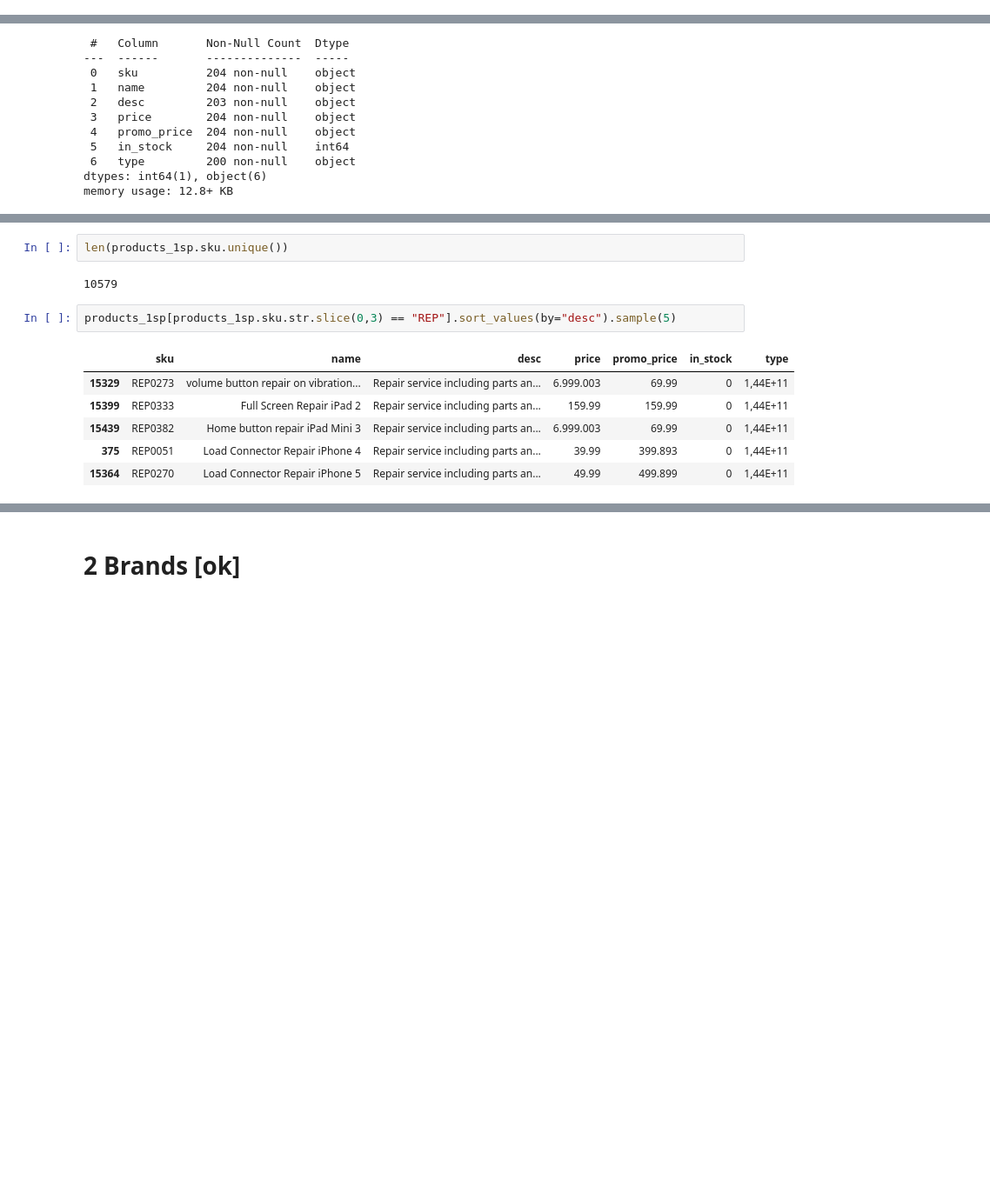
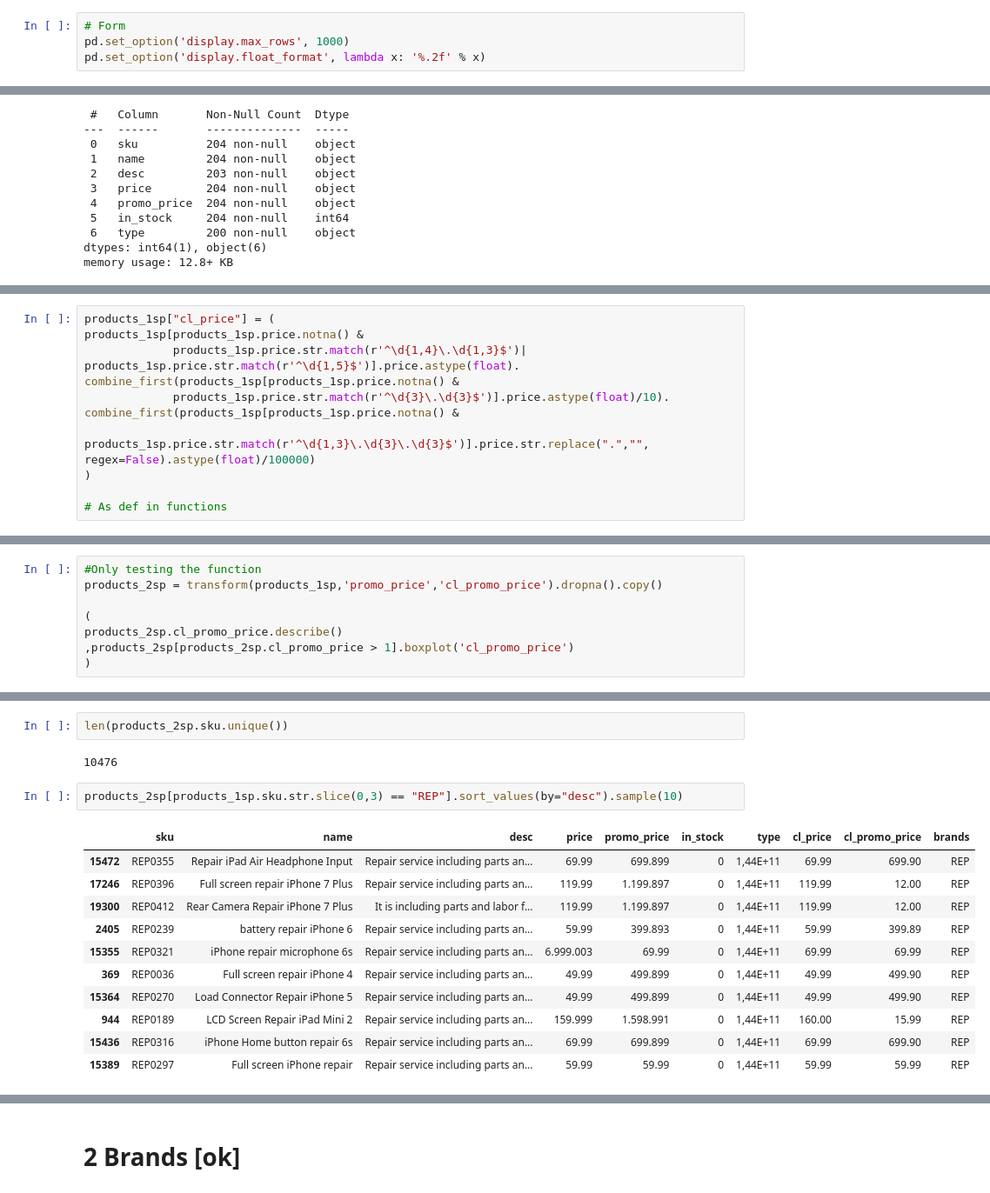
Before and after one commit to FindWhatYou/Pandas_Exercises, a Jupyter notebook: 7_Data_Cleaning.ipynb, the cells around one changed output, grey strips where cells are left out. Shown at 87% size. Drawn from its saved outputs; the diff is of its cells as text; blank space fills up the shorter version.

```diff
--- a/7_Data_Cleaning.ipynb
+++ b/7_Data_Cleaning.ipynb
@@ -39,3 +39,7 @@ products = pd.read_csv(gd_path(files_id['products']), sep=",")
 orders = pd.read_csv(gd_path(files_id['orders']), sep=",")
 orderlines = pd.read_csv(gd_path(files_id['orderlines']), sep=",")
 brands = pd.read_csv(gd_path(files_id['brands']), sep=",")
+# %%
+# Form
+pd.set_option('display.max_rows', 1000)
+pd.set_option('display.float_format', lambda x: '%.2f' % x)
@@ -212,0 +373,11 @@ check(products_1sp, len, 'price', 8)
+# %%
+products_1sp["cl_price"] = (
+products_1sp[products_1sp.price.notna() &
+             products_1sp.price.str.match(r'^\d{1,4}\.\d{1,3}$')| products_1sp.price.str.match(r'^\d{1,5}$')].price.astype(float).
+combine_first(products_1sp[products_1sp.price.notna() &
+             products_1sp.price.str.match(r'^\d{3}\.\d{3}$')].price.astype(float)/10).
+combine_first(products_1sp[products_1sp.price.notna() &
+             products_1sp.price.str.match(r'^\d{1,3}\.\d{3}\.\d{3}$')].price.str.replace(".","", regex=False).astype(float)/100000)
+)
+
+# As def in functions
@@ -214,0 +447,8 @@ check(products_1sp, len, 'price', 8)
+# %%
+#Only testing the function
+products_2sp = transform(products_1sp,'promo_price','cl_promo_price').dropna().copy()
+
+(
+products_2sp.cl_promo_price.describe()
+,products_2sp[products_2sp.cl_promo_price > 1].boxplot('cl_promo_price')
+)
@@ -215,14 +484,19 @@ check(products_1sp, len, 'price', 8)
 # %%
-len(products_1sp.sku.unique())
+len(products_2sp.sku.unique())
 # %% [output]
-10579
+10476
 # %%
-products_1sp[products_1sp.sku.str.slice(0,3) == "REP"].sort_values(by="desc").sample(5)
+products_2sp[products_1sp.sku.str.slice(0,3) == "REP"].sort_values(by="desc").sample(10)
 # %% [output]
-|  | sku | name | desc | price | promo_price | in_stock | type |
-| 15329 | REP0273 | volume button repair on vibration... | Repair service including parts an... | 6.999.003 | 69.99 | 0 | 1,44E+11 |
-| 15399 | REP0333 | Full Screen Repair iPad 2 | Repair service including parts an... | 159.99 | 159.99 | 0 | 1,44E+11 |
-| 15439 | REP0382 | Home button repair iPad Mini 3 | Repair service including parts an... | 6.999.003 | 69.99 | 0 | 1,44E+11 |
-| 375 | REP0051 | Load Connector Repair iPhone 4 | Repair service including parts an... | 39.99 | 399.893 | 0 | 1,44E+11 |
-| 15364 | REP0270 | Load Connector Repair iPhone 5 | Repair service including parts an... | 49.99 | 499.899 | 0 | 1,44E+11 |
+|  | sku | name | desc | price | promo_price | in_stock | type | cl_price | cl_promo_price | brands |
+| 15472 | REP0355 | Repair iPad Air Headphone Input | Repair service including parts an... | 69.99 | 699.899 | 0 | 1,44E+11 | 69.99 | 699.90 | REP |
+| 17246 | REP0396 | Full screen repair iPhone 7 Plus | Repair service including parts an... | 119.99 | 1.199.897 | 0 | 1,44E+11 | 119.99 | 12.00 | REP |
+| 19300 | REP0412 | Rear Camera Repair iPhone 7 Plus | It is including parts and labor f... | 119.99 | 1.199.897 | 0 | 1,44E+11 | 119.99 | 12.00 | REP |
+| 2405 | REP0239 | battery repair iPhone 6 | Repair service including parts an... | 59.99 | 399.893 | 0 | 1,44E+11 | 59.99 | 399.89 | REP |
+| 15355 | REP0321 | iPhone repair microphone 6s | Repair service including parts an... | 6.999.003 | 69.99 | 0 | 1,44E+11 | 69.99 | 69.99 | REP |
+| 369 | REP0036 | Full screen repair iPhone 4 | Repair service including parts an... | 49.99 | 499.899 | 0 | 1,44E+11 | 49.99 | 499.90 | REP |
+| 15364 | REP0270 | Load Connector Repair iPhone 5 | Repair service including parts an... | 49.99 | 499.899 | 0 | 1,44E+11 | 49.99 | 499.90 | REP |
+| 944 | REP0189 | LCD Screen Repair iPad Mini 2 | Repair service including parts an... | 159.999 | 1.598.991 | 0 | 1,44E+11 | 160.00 | 15.99 | REP |
+| 15436 | REP0316 | iPhone Home button repair 6s | Repair service including parts an... | 69.99 | 699.899 | 0 | 1,44E+11 | 69.99 | 699.90 | REP |
+| 15389 | REP0297 | Full screen iPhone repair | Repair service including parts an... | 59.99 | 59.99 | 0 | 1,44E+11 | 59.99 | 59.99 | REP |
 # %%
```
Also changed, not shown: parts of 81 cells of this notebook.
